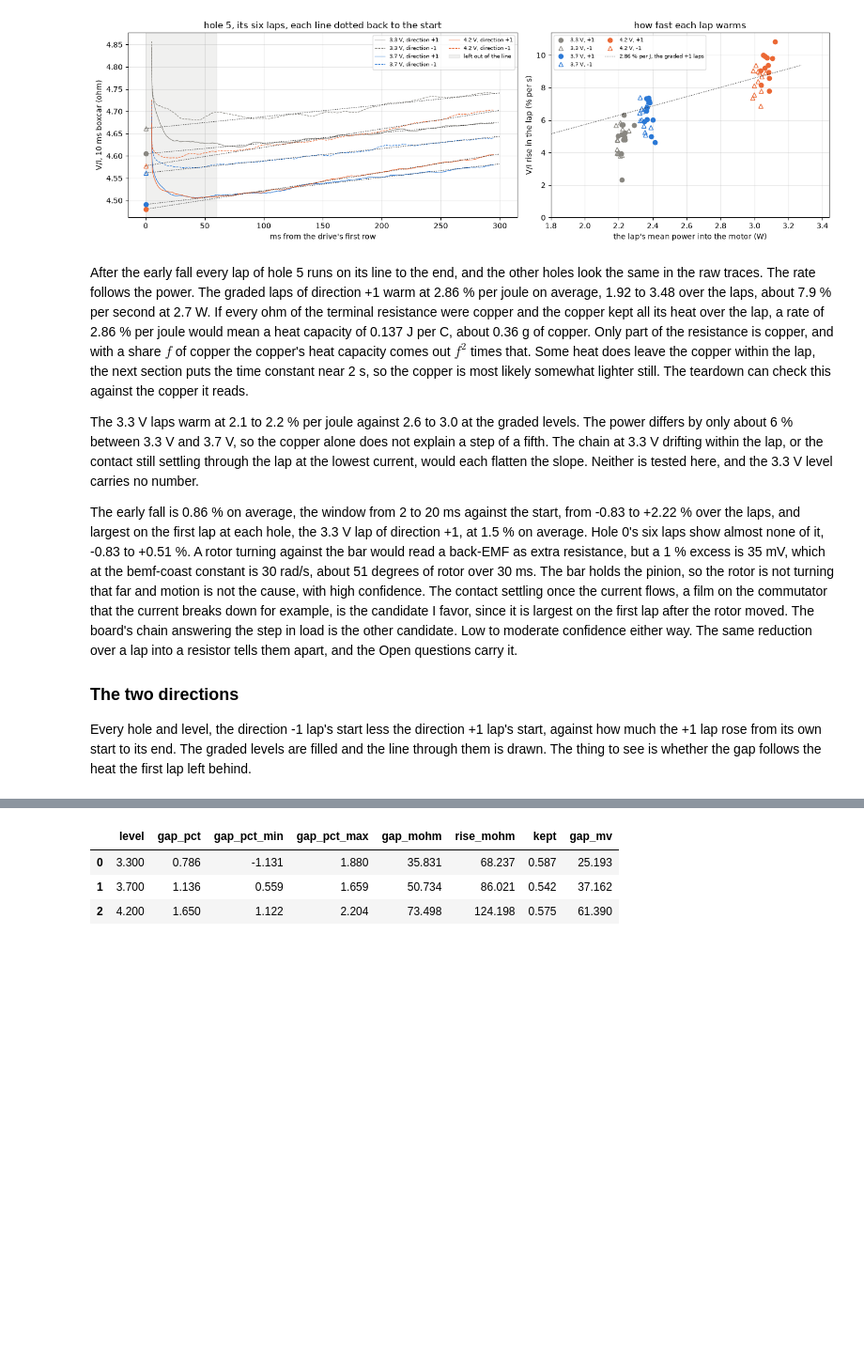
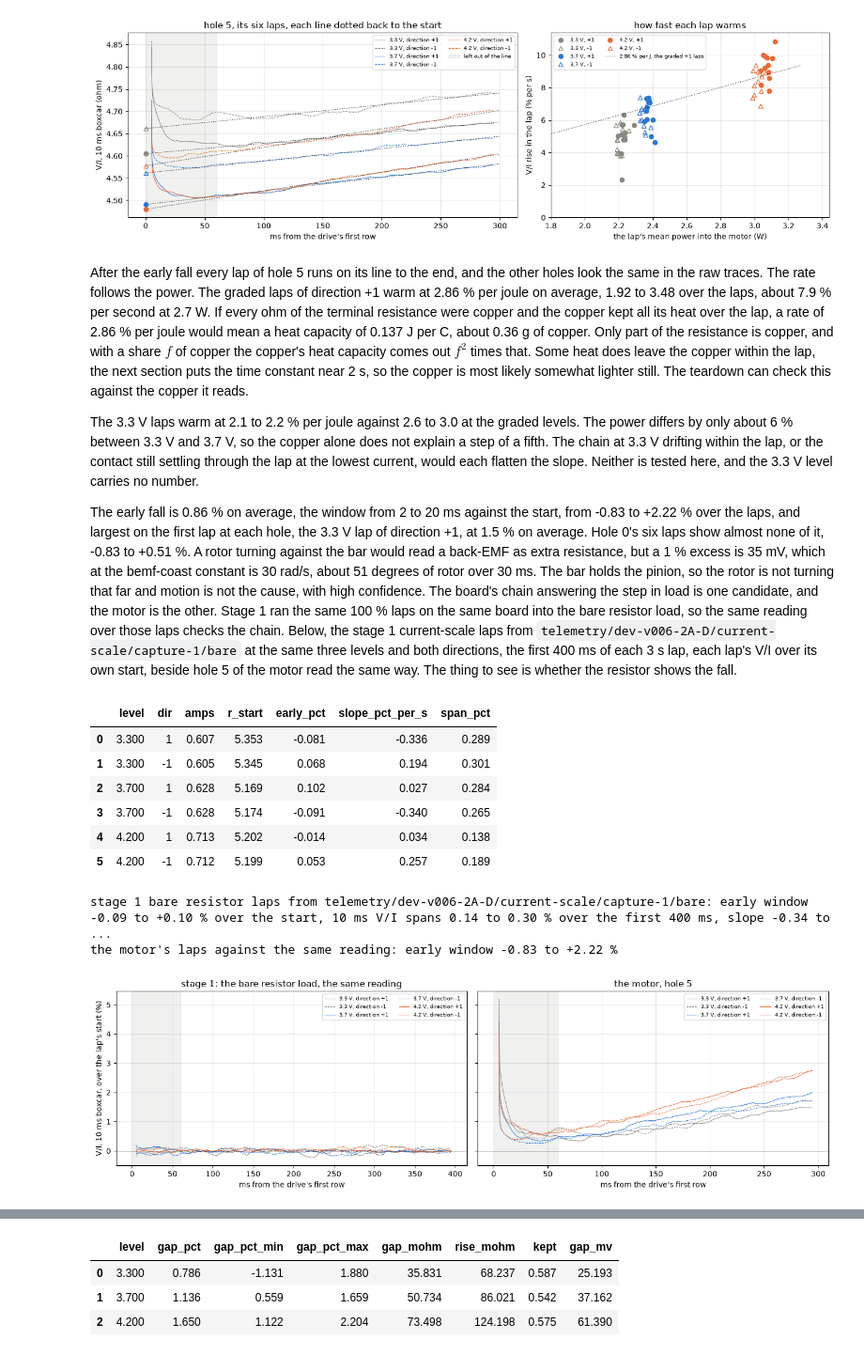
Before and after one commit to OpenServoCore/notebooks, a Jupyter notebook: stages/2-motor/rest-resistance/rest-resistance.ipynb, the cells around one changed output, grey strips where cells are left out. Shown at 94% size. Drawn from its saved outputs; the diff is of its cells as text; code cells hidden in the pictures; blank space fills up the shorter version.

Commit message:
stage 2: rest-resistance places the early fall on the motor against the stage 1 resistor laps

```diff
--- a/stages/2-motor/rest-resistance/rest-resistance.ipynb
+++ b/stages/2-motor/rest-resistance/rest-resistance.ipynb
@@ -384,8 +384,63 @@ After the early fall every lap of hole 5 runs on its line to the end, and the ot
 
 The 3.3 V laps warm at 2.1 to 2.2 % per joule against 2.6 to 3.0 at the graded levels. The power differs by only about 6 % between 3.3 V and 3.7 V, so the copper alone does not explain a step of a fifth. The chain at 3.3 V drifting within the lap, or the contact still settling through the lap at the lowest current, would each flatten the slope. Neither is tested here, and the 3.3 V level carries no number.
 
-The early fall is 0.86 % on average, the window from 2 to 20 ms against the start, from -0.83 to +2.22 % over the laps, and largest on the first lap at each hole, the 3.3 V lap of direction +1, at 1.5 % on average. Hole 0's six laps show almost none of it, -0.83 to +0.51 %. A rotor turning against the bar would read a back-EMF as extra resistance, but a 1 % excess is 35 mV, which at the bemf-coast constant is 30 rad/s, about 51 degrees of rotor over 30 ms. The bar holds the pinion, so the rotor is not turning that far and motion is not the cause, with high confidence. The contact settling once the current flows, a film on the commutator that the current breaks down for example, is the candidate I favor, since it is largest on the first lap after the rotor moved. The board's chain answering the step in load is the other candidate. Low to moderate confidence either way. The same reduction over a lap into a resistor tells them apart, and the Open questions carry it.
-
-### The two directions
-
-Every hole and level, the direction -1 lap's start less the direction +1 lap's start, against how much the +1 lap rose from its own start to its end. The graded levels are filled and the line through them is drawn. The thing to see is whether the gap follows the heat the first lap left behind.
+The early fall is 0.86 % on average, the window from 2 to 20 ms against the start, from -0.83 to +2.22 % over the laps, and largest on the first lap at each hole, the 3.3 V lap of direction +1, at 1.5 % on average. Hole 0's six laps show almost none of it, -0.83 to +0.51 %. A rotor turning against the bar would read a back-EMF as extra resistance, but a 1 % excess is 35 mV, which at the bemf-coast constant is 30 rad/s, about 51 degrees of rotor over 30 ms. The bar holds the pinion, so the rotor is not turning that far and motion is not the cause, with high confidence. The board's chain answering the step in load is one candidate, and the motor is the other. Stage 1 ran the same 100 % laps on the same board into the bare resistor load, so the same reading over those laps checks the chain. Below, the stage 1 current-scale laps from `telemetry/dev-v006-2A-D/current-scale/capture-1/bare` at the same three levels and both directions, the first 400 ms of each 3 s lap, each lap's V/I over its own start, beside hole 5 of the motor read the same way. The thing to see is whether the resistor shows the fall.
+# %%
+BARE = (Path("../../../telemetry") / BOARD.key / "current-scale" / "capture-1" / "bare").resolve()   # stage 1's 100 % laps into the bare resistor load
+levels_r = pd.read_csv(BARE / "levels.csv")
+SHOW_S = 0.400                                                           # the first 400 ms of each 3 s resistor lap, past the motor's 300 ms
+rrows, curves = [], {}
+for _, L in levels_r[levels_r["volts_set"].isin(LEVELS)].iterrows():
+    df, meta = tel.load(BARE / L["folder"], BOARD)                       # checks the sense block against the board entry
+    zero = float(tel.baseline(df)["current_raw"].median())              # the lap's own torque-off zero, as for the motor
+    for seg, g in df[df["seg"] > 0].groupby("seg"):
+        d = int(g["dir"].iloc[0])
+        on = int(np.flatnonzero(g["duty_counts"].to_numpy() != 0)[0])   # the drive's first row
+        g = g.iloc[on:on + int(SHOW_S * FS)]
+        i = (g["current_raw"].to_numpy(float) - zero - B_OFF) / G_CPA
+        u = ((g["vmotor_a"] - g["vmotor_b"]).to_numpy(float) * d - C_OFF) / K_CPV
+        t = np.arange(len(g)) / FS
+        fit = (t >= FIT_FROM_S) & (t <= 0.300)                           # the same window the motor's laps are read over
+        pr = np.polyfit(t[fit], (u / i)[fit], 1)
+        early = (t >= EARLY_S[0]) & (t < EARLY_S[1])
+        r10 = boxcar(u) / boxcar(i)
+        keep = slice(100, len(r10) - 100)
+        curves[(float(L["volts_set"]), d)] = (t[keep], (r10[keep] / pr[1] - 1) * 100)
+        rrows.append({"level": float(L["volts_set"]), "dir": d, "amps": i[early].mean(), "r_start": pr[1],
+                      "early_pct": (u[early].mean() / i[early].mean() / pr[1] - 1) * 100,
+                      "slope_pct_per_s": pr[0] / pr[1] * 100,
+                      "span_pct": (np.nanmax(r10[keep]) - np.nanmin(r10[keep])) / pr[1] * 100})
+RES = pd.DataFrame(rrows)
+show(RES.round(4), n=None)
+print(f"stage 1 bare resistor laps from {results.rel(BARE)}: early window {RES['early_pct'].min():+.2f} to {RES['early_pct'].max():+.2f} % over the start, "
+      f"10 ms V/I spans {RES['span_pct'].min():.2f} to {RES['span_pct'].max():.2f} % over the first 400 ms, slope {RES['slope_pct_per_s'].min():+.2f} to "
+      f"{RES['slope_pct_per_s'].max():+.2f} %/s, at {RES['amps'].min():.2f} to {RES['amps'].max():.2f} A")
+print(f"the motor's laps against the same reading: early window {S['early_pct'].min():+.2f} to {S['early_pct'].max():+.2f} %")
+
+fig, ax = plt.subplots(1, 2, figsize=(14, 4.2), sharey=True)
+for (v, d), (t, pct) in curves.items():
+    ax[0].plot(t * 1e3, pct, lw=0.7, color=COLOR[v], ls="-" if d == 1 else "--", label=f"{v:g} V, direction {d:+d}")
+for v in LEVELS:
+    for p in LAPS_RAW[(5, v)]:
+        row = S[(S["hole"] == 5) & (S["level"] == v) & (S["dir"] == p["dir"])].iloc[0]
+        r10 = boxcar(p["volts"]) / boxcar(p["amps"])
+        keep = slice(100, len(r10) - 100)
+        ax[1].plot(p["t"][keep] * 1e3, (r10[keep] / row["r_start"] - 1) * 100, lw=0.7, color=COLOR[v], ls="-" if p["dir"] == 1 else "--",
+                   label=f"{v:g} V, direction {p['dir']:+d}")
+ax[0].set_title("stage 1: the bare resistor load, the same reading"); ax[1].set_title("the motor, hole 5")
+for a in ax:
+    a.axvspan(0, FIT_FROM_S * 1e3, color=MUTED, alpha=0.12)
+    a.axhline(0, color=INK, lw=0.5); a.set_xlabel("ms from the drive's first row"); a.grid(alpha=0.3); a.legend(fontsize=7, ncol=2)
+ax[0].set_ylabel("V/I, 10 ms boxcar, over the lap's start (%)")
+plt.tight_layout(); plt.show()
+# %% [output]
+|  | level | dir | amps | r_start | early_pct | slope_pct_per_s | span_pct |
+| 0 | 3.300 | 1 | 0.607 | 5.353 | -0.081 | -0.336 | 0.289 |
+| 1 | 3.300 | -1 | 0.605 | 5.345 | 0.068 | 0.194 | 0.301 |
+| 2 | 3.700 | 1 | 0.628 | 5.169 | 0.102 | 0.027 | 0.284 |
+| 3 | 3.700 | -1 | 0.628 | 5.174 | -0.091 | -0.340 | 0.265 |
+| 4 | 4.200 | 1 | 0.713 | 5.202 | -0.014 | 0.034 | 0.138 |
+| 5 | 4.200 | -1 | 0.712 | 5.199 | 0.053 | 0.257 | 0.189 |
+stage 1 bare resistor laps from telemetry/dev-v006-2A-D/current-scale/capture-1/bare: early window -0.09 to +0.10 % over the start, 10 ms V/I spans 0.14 to 0.30 % over the first 400 ms, slope -0.34 to ...
+the motor's laps against the same reading: early window -0.83 to +2.22 %
+[figure, added]
```
Also changed, not shown: parts of 2 cells of this notebook.
